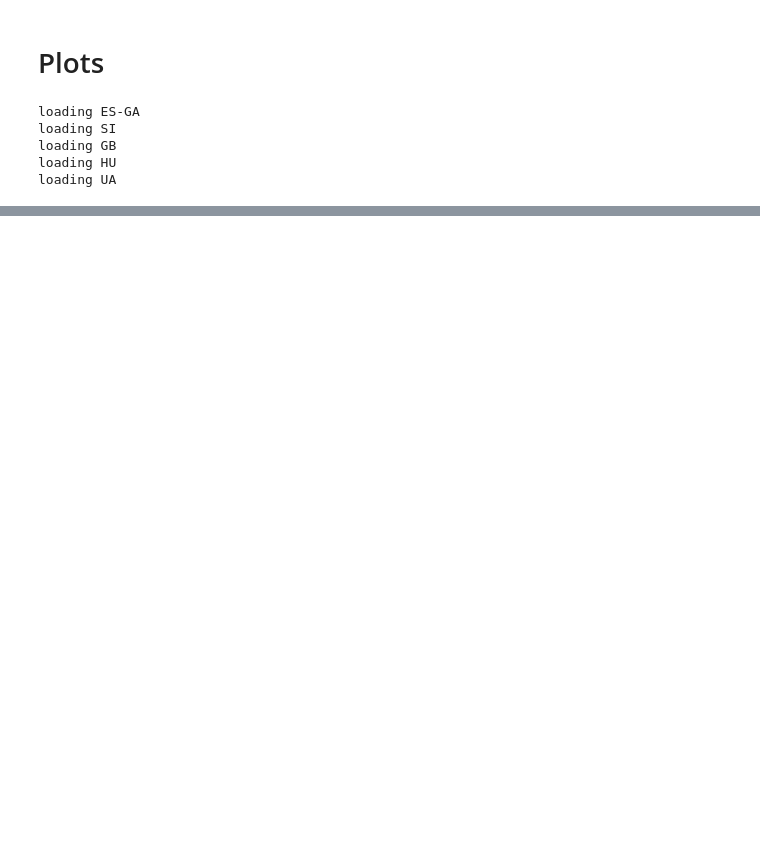
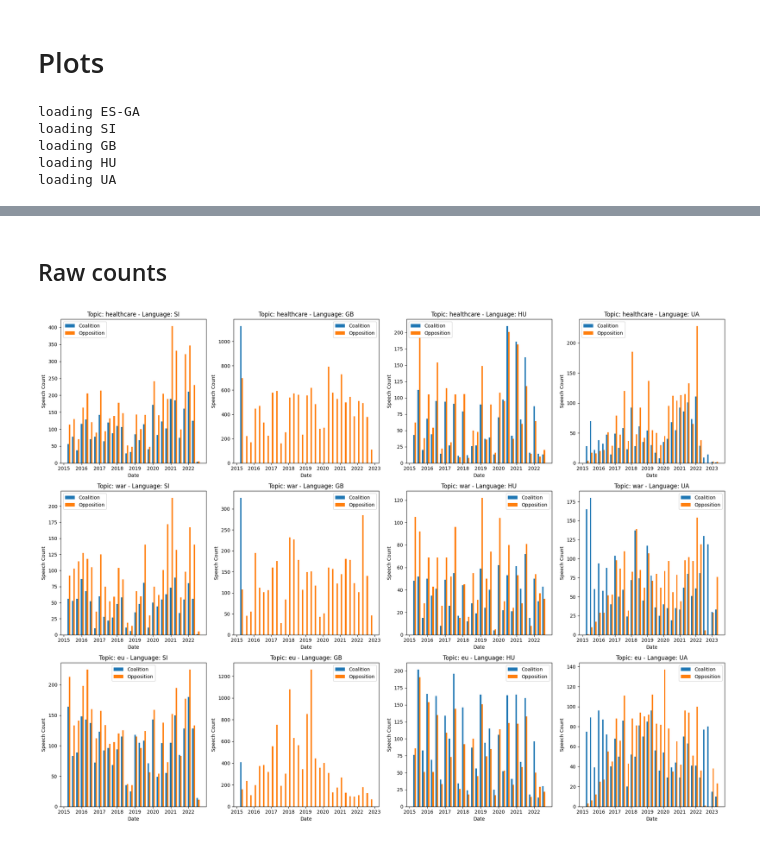
Before and after one commit to vidklopcic/dhh23, a Jupyter notebook: plots.ipynb, the cells around one changed output, grey strips where cells are left out. Saved outputs shown, nothing was run; the diff lists cells and outputs as text; code cells hidden in the pictures; blank space fills up the shorter version.

Commit message:
4x4 plots

```diff
--- a/plots.ipynb
+++ b/plots.ipynb
@@ -62,0 +89,69 @@ topics[Topics.eu][Languages.si]
+# %%
+# Prepare a dictionary to hold total counts for each language
+total_counts = {}
+
+for language, df in filtered_speeches.items():
+    if df['Date'].dtype != 'datetime64[ns]':
+        df['Date'] = pd.to_datetime(df['Date'])
+    df = df[df['Date'] >= '2015-01-01']
+    total_counts[language] = df.resample('Q', on='Date').count()['speech']
+# %% [markdown]
+## Raw counts
+# %%
+import matplotlib.pyplot as plt
+import pandas as pd
+from pandas.tseries.offsets import DateOffset
+
+# Count total number of dataframes
+total_dfs = sum(len(v) for v in topics.values())
+
+# Calculate number of rows and columns for the grid
+n_cols = 4  # You can change this value as per your need
+n_rows = total_dfs // n_cols
+n_rows += total_dfs % n_cols
+
+# Create figure with subplots
+fig, axs = plt.subplots(n_rows, n_cols, figsize=(20, 5 * n_rows))  # Adjust size as per your need
+axs = axs.ravel()  # Flatten the axes array
+
+# Bar width in days (quarter = 91 days)
+bar_width = 30
+
+# Iterate through topics and languages, plotting each dataframe
+i = 0
+for topic, language_data in topics.items():
+    for language, df in language_data.items():
+        # Convert 'Date' column to datetime if it's not already
+        if df['Date'].dtype != 'datetime64[ns]':
+            df['Date'] = pd.to_datetime(df['Date'])
+
+        # Filter data from 2015 onwards
+        df = df[df['Date'] >= '2015-01-01']
+
+        # Resample data to get counts per quarter and group by Party_status
+        quarterly_counts = df.groupby('Party_status').resample('Q', on='Date').count()['speech']
+        coalition_counts = quarterly_counts.loc['Coalition']
+        opposition_counts = quarterly_counts.loc['Opposition']
+
+        # Calculate x coordinates for the bars
+        x_coalition = coalition_counts.index - DateOffset(days=bar_width//2)
+        x_opposition = opposition_counts.index + DateOffset(days=bar_width//2)
+
+        # Plot data
+        axs[i].bar(x_coalition, coalition_counts.values, width=bar_width, align='edge', label='Coalition')
+        axs[i].bar(x_opposition, opposition_counts.values, width=bar_width, align='edge', label='Opposition')
+        axs[i].set_title(f'Topic: {topic} - Language: {language}')
+        axs[i].set_xlabel('Date')
+        axs[i].set_ylabel('Speech Count')
+        axs[i].legend()
+
+        i += 1
+
+# Remove unused subplots
+for j in range(i, n_rows * n_cols):
+    fig.delaxes(axs[j])
+plt.savefig('artefacts/plots/parlamint_topics_per_time.png', dpi=300)
+plt.tight_layout()
+plt.show()
+# %% [output]
+[figure, added]
```
Also changed, not shown: parts of 4 cells of this notebook, 4 other files.
